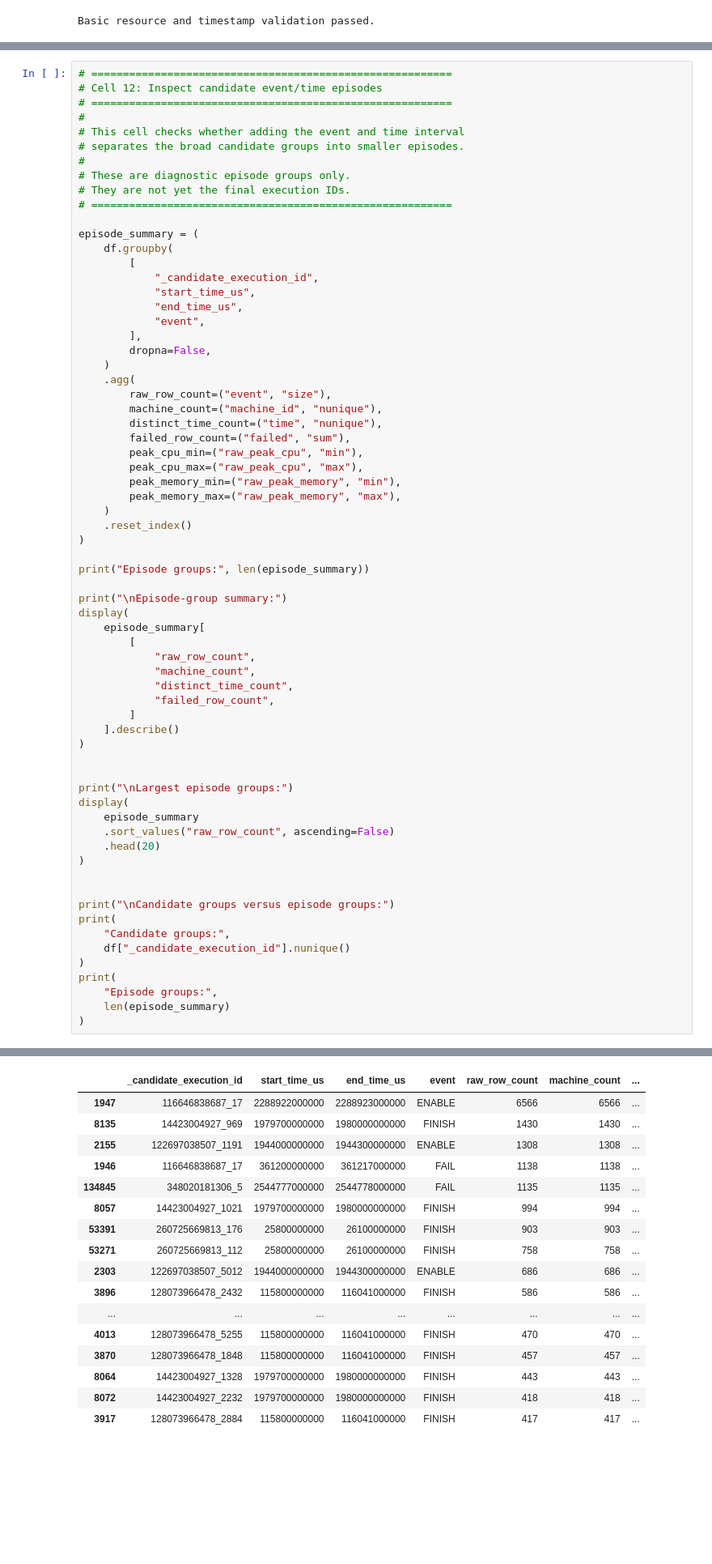
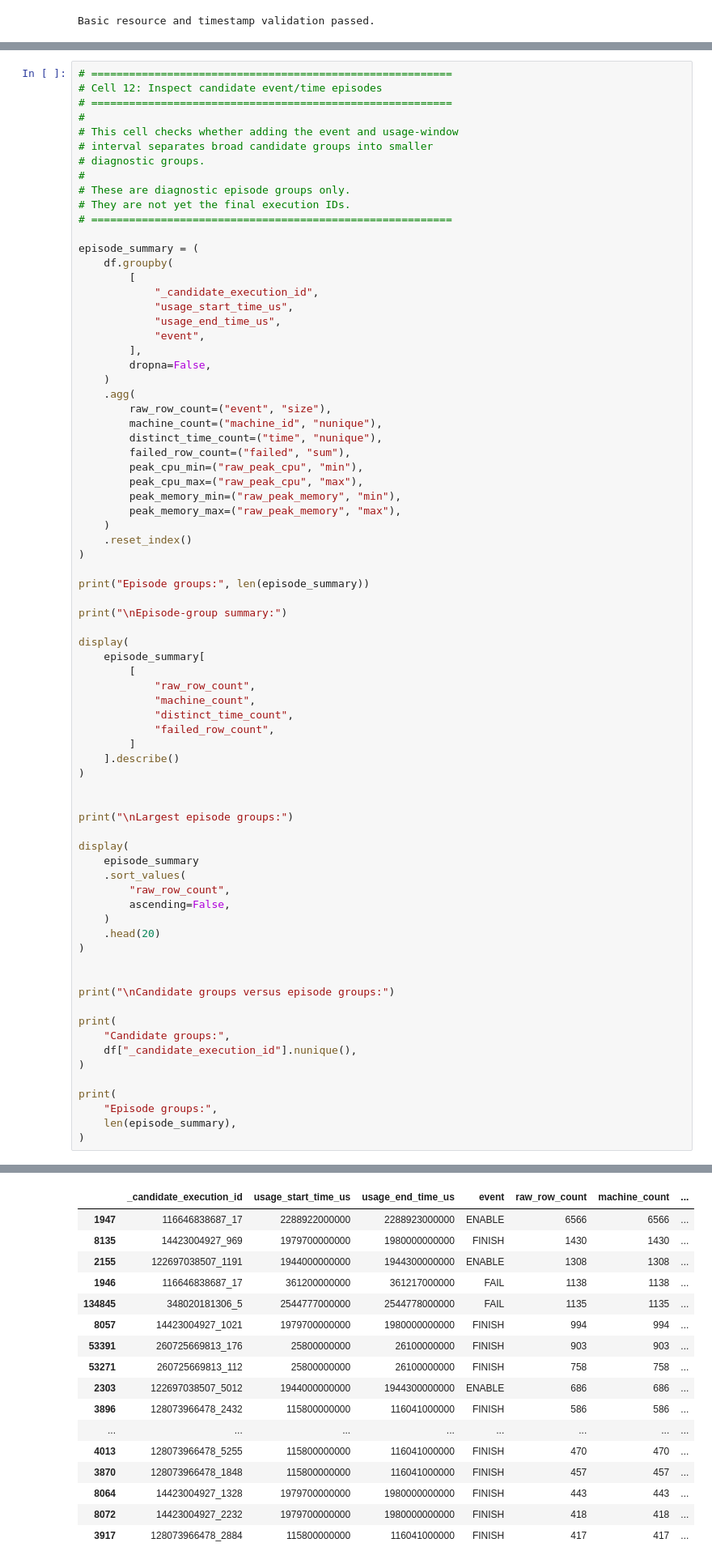
Before and after one commit to sonalilonkar1/masters-project, a Jupyter notebook: pipelines/google_subset/01_dataIngestion.ipynb, the cells around one changed output, grey strips where cells are left out. Shown at 81% size. Cells and saved outputs as stored; diff of their text form; blank space fills up the shorter version.

Commit message:
Correct observation schema and execution reconstruction

```diff
--- a/pipelines/google_subset/01_dataIngestion.ipynb
+++ b/pipelines/google_subset/01_dataIngestion.ipynb
@@ -1468,8 +1398,9 @@ Distinct ends: 1
 # Cell 12: Inspect candidate event/time episodes
 # =========================================================
 #
-# This cell checks whether adding the event and time interval
-# separates the broad candidate groups into smaller episodes.
+# This cell checks whether adding the event and usage-window
+# interval separates broad candidate groups into smaller
+# diagnostic groups.
 #
 # These are diagnostic episode groups only.
 # They are not yet the final execution IDs.
@@ -1479,8 +1410,8 @@ episode_summary = (
     df.groupby(
         [
             "_candidate_execution_id",
-            "start_time_us",
-            "end_time_us",
+            "usage_start_time_us",
+            "usage_end_time_us",
             "event",
         ],
         dropna=False,
@@ -1501,6 +1432,7 @@ episode_summary = (
 print("Episode groups:", len(episode_summary))
 
 print("\nEpisode-group summary:")
+
 display(
     episode_summary[
         [
@@ -1514,37 +1446,43 @@ display(
 
 
 print("\nLargest episode groups:")
+
 display(
     episode_summary
-    .sort_values("raw_row_count", ascending=False)
+    .sort_values(
+        "raw_row_count",
+        ascending=False,
+    )
     .head(20)
 )
 
 
 print("\nCandidate groups versus episode groups:")
+
 print(
     "Candidate groups:",
-    df["_candidate_execution_id"].nunique()
+    df["_candidate_execution_id"].nunique(),
 )
+
 print(
     "Episode groups:",
-    len(episode_summary)
+    len(episode_summary),
 )
 # %% [output]
 Episode groups: 253594
 
 Episode-group summary:
 |  | raw_row_count | machine_count | distinct_time_count | failed_row_count |
 | count | 253594.000000 | 253594.000000 | 253594.000000 | 253594.000000 |
 | mean | 1.600566 | 1.600566 | 1.599908 | 0.365458 |
 | std | 15.606049 | 15.606049 | 15.415442 | 3.340524 |
 | min | 1.000000 | 1.000000 | 1.000000 | 0.000000 |
 | 25% | 1.000000 | 1.000000 | 1.000000 | 0.000000 |
 | 50% | 1.000000 | 1.000000 | 1.000000 | 0.000000 |
 | 75% | 1.000000 | 1.000000 | 1.000000 | 1.000000 |
 | max | 6566.000000 | 6566.000000 | 6451.000000 | 1138.000000 |
 Largest episode groups:
-|  | _candidate_execution_id | start_time_us | end_time_us | event | raw_row_count | machine_count | ... |
+|  | _candidate_execution_id | usage_start_time_us | usage_end_time_us | event | raw_row_count | machine_count | ... |
 | 1947 | 116646838687_17 | 2288922000000 | 2288923000000 | ENABLE | 6566 | 6566 | ... |
 | 8135 | 14423004927_969 | 1979700000000 | 1980000000000 | FINISH | 1430 | 1430 | ... |
 | 2155 | 122697038507_1191 | 1944000000000 | 1944300000000 | ENABLE | 1308 | 1308 | ... |
```
Also changed, not shown: parts of 7 cells of this notebook, 1 other file.
